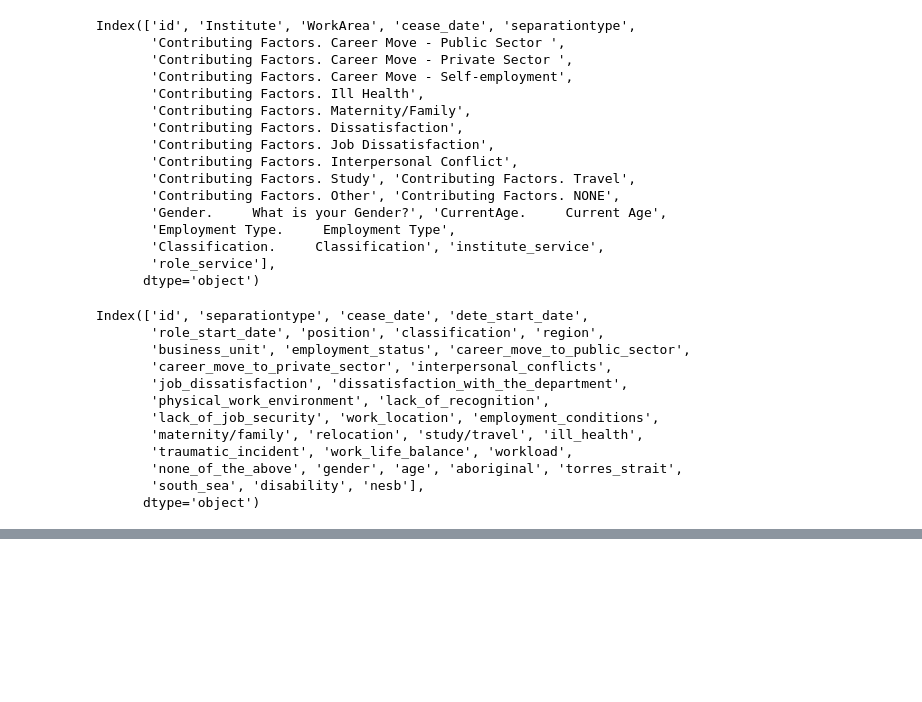
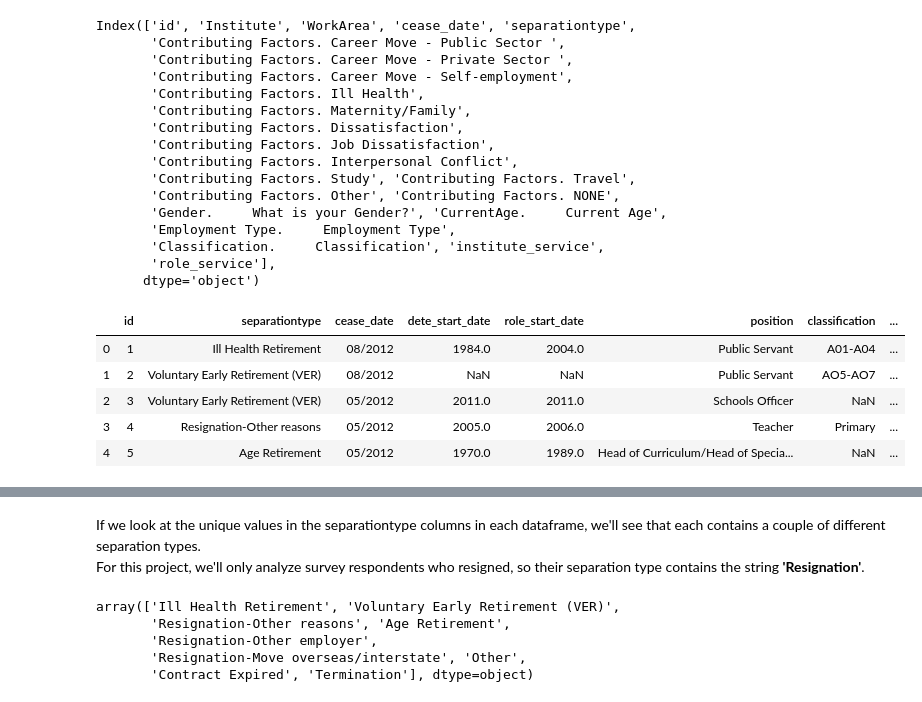
Before and after one commit to Clemo97/employee-exit-survey-analysis, a Jupyter notebook: employee-exit-survey-analysis.ipynb, the cells around one changed output, grey strips where cells are left out. Drawn from its saved outputs; the diff is of its cells as text; code cells hidden in the pictures; blank space fills up the shorter version.

```diff
--- a/employee-exit-survey-analysis.ipynb
+++ b/employee-exit-survey-analysis.ipynb
@@ -283,20 +283,14 @@ Index(['id', 'Institute', 'WorkArea', 'cease_date', 'separationtype',
        'role_service'],
       dtype='object')
 # %%
-dete_survey_updated.col
+dete_survey_updated.head()
 # %% [output]
-Index(['id', 'separationtype', 'cease_date', 'dete_start_date',
-       'role_start_date', 'position', 'classification', 'region',
-       'business_unit', 'employment_status', 'career_move_to_public_sector',
-       'career_move_to_private_sector', 'interpersonal_conflicts',
-       'job_dissatisfaction', 'dissatisfaction_with_the_department',
-       'physical_work_environment', 'lack_of_recognition',
-       'lack_of_job_security', 'work_location', 'employment_conditions',
-       'maternity/family', 'relocation', 'study/travel', 'ill_health',
-       'traumatic_incident', 'work_life_balance', 'workload',
-       'none_of_the_above', 'gender', 'age', 'aboriginal', 'torres_strait',
-       'south_sea', 'disability', 'nesb'],
-      dtype='object')
+|  | id | separationtype | cease_date | dete_start_date | role_start_date | position | classification | ... |
+| 0 | 1 | Ill Health Retirement | 08/2012 | 1984.0 | 2004.0 | Public Servant | A01-A04 | ... |
+| 1 | 2 | Voluntary Early Retirement (VER) | 08/2012 | NaN | NaN | Public Servant | AO5-AO7 | ... |
+| 2 | 3 | Voluntary Early Retirement (VER) | 05/2012 | 2011.0 | 2011.0 | Schools Officer | NaN | ... |
+| 3 | 4 | Resignation-Other reasons | 05/2012 | 2005.0 | 2006.0 | Teacher | Primary | ... |
+| 4 | 5 | Age Retirement | 05/2012 | 1970.0 | 1989.0 | Head of Curriculum/Head of Specia... | NaN | ... |
 # %%
 tafe_survey_updated.head()
 # %% [output]
@@ -306,3 +300,14 @@ tafe_survey_updated.head()
 | 2 | 634138845606563000 | Mount Isa Institute of TAFE | Delivery (teaching) | 2010.0 | Retirement | - | - | ... |
 | 3 | 634139903350000000 | Mount Isa Institute of TAFE | Non-Delivery (corporate) | 2010.0 | Resignation | - | - | ... |
 | 4 | 634146578511788000 | Southern Queensland Institute of ... | Delivery (teaching) | 2010.0 | Resignation | - | Career Move - Private Sector | ... |
+# %% [markdown]
+If we look at the unique values in the separationtype columns in each dataframe, we'll see that each contains a couple of different separation types.
+<br>For this project, we'll only analyze survey respondents who resigned, so their separation type contains the string <b>'Resignation'</b>.</br>
+# %%
+dete_survey_updated['separationtype'].unique()
+# %% [output]
+array(['Ill Health Retirement', 'Voluntary Early Retirement (VER)',
+       'Resignation-Other reasons', 'Age Retirement',
+       'Resignation-Other employer',
+       'Resignation-Move overseas/interstate', 'Other',
+       'Contract Expired', 'Termination'], dtype=object)
```
Also changed, not shown: parts of 1 cell of this notebook.
